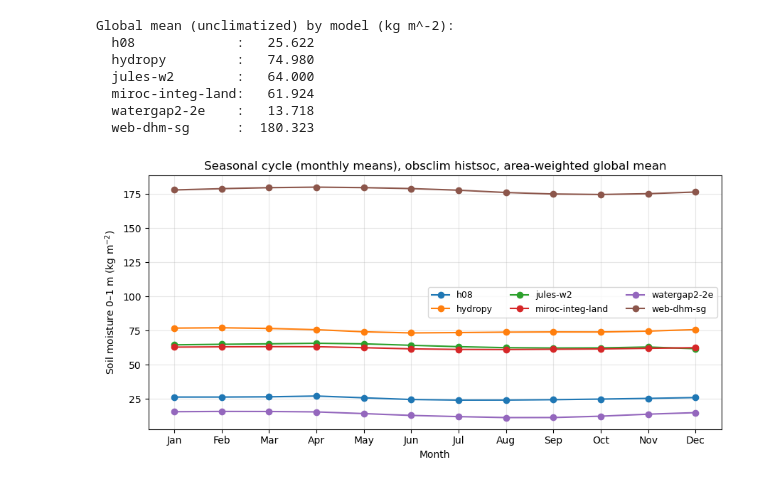
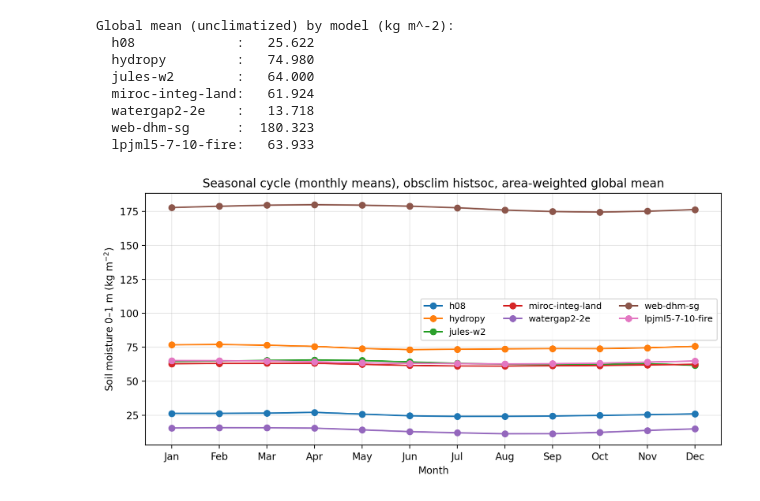
Before and after one commit to thchilly/sm_attribution, a Jupyter notebook: notebooks/qa_homogenization.ipynb, the cells around one changed output. Saved outputs shown, nothing was run; the diff lists cells and outputs as text; code cells hidden in the pictures.

Commit message:
Add LPJmL5-7-10-fire model to homogenization pipeline (v0 integration to 0–1 m)

```diff
--- a/notebooks/qa_homogenization.ipynb
+++ b/notebooks/qa_homogenization.ipynb
@@ -4,7 +4,7 @@ from pathlib import Path
 
 REG_PATH = "../configs/data_registry.yml"
 SCENARIO = "obsclim_histsoc"  # change later for other scenarios
-MODELS = ["h08", "hydropy", "jules-w2", "miroc-integ-land", "watergap2-2e", "web-dhm-sg"]
+MODELS = ["h08", "hydropy", "jules-w2", "miroc-integ-land", "watergap2-2e", "web-dhm-sg", "lpjml5-7-10-fire"]
 
 with open(REG_PATH, "r") as f:
     REG = yaml.safe_load(f)
@@ -59,22 +59,24 @@ Global mean (unclimatized) by model (kg m^-2):
   miroc-integ-land:   61.924
   watergap2-2e    :   13.718
   web-dhm-sg      :  180.323
+  lpjml5-7-10-fire:   63.933
 # %%
-plt.figure(figsize=(9,4.5))
+plt.figure(figsize=(9,4.5), dpi=200)
 months = np.arange(1,13)
 for m, clim in series.items():
     plt.plot(months, clim.values, marker="o", label=m)
 
 plt.xticks(months, ["Jan","Feb","Mar","Apr","May","Jun","Jul","Aug","Sep","Oct","Nov","Dec"])
 plt.xlabel("Month")
 plt.ylabel("Soil moisture 0–1 m (kg m$^{-2}$)")
 plt.title(f"Seasonal cycle (monthly means), {SCENARIO.replace('_',' ')}, area-weighted global mean")
 plt.legend(ncol=3, fontsize=9)
+#plt.ylim(60, 67)  # slim y-axis range
 plt.grid(True, alpha=0.3)
 plt.tight_layout()
 plt.show()
 # %% [output]
-[figure, old version]
+[figure, new version]
 # %% [markdown]
 ### Soil-layer structure and homogenization treatment (v0)
 
```
Also changed, not shown: parts of 1 cell of this notebook, 3 other files.
